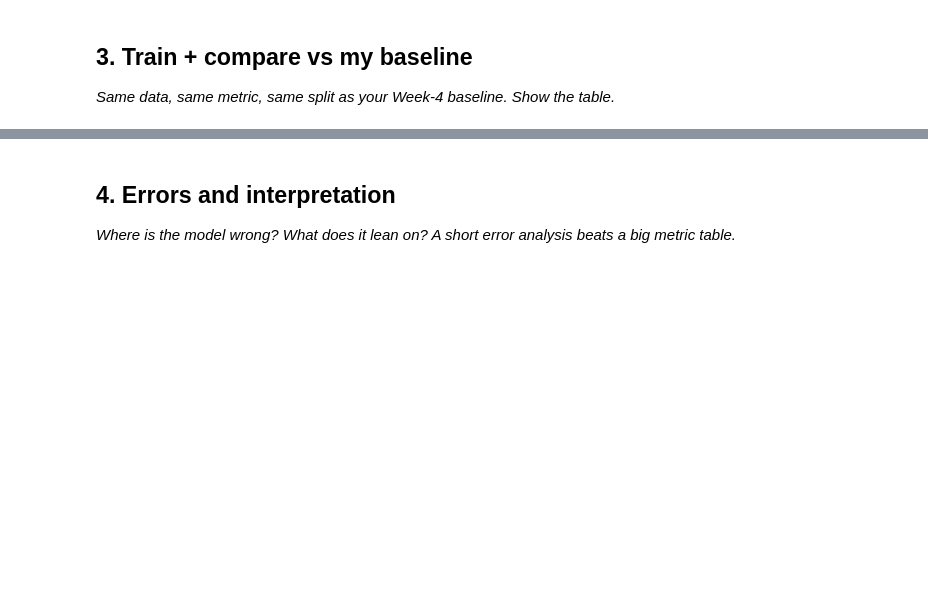
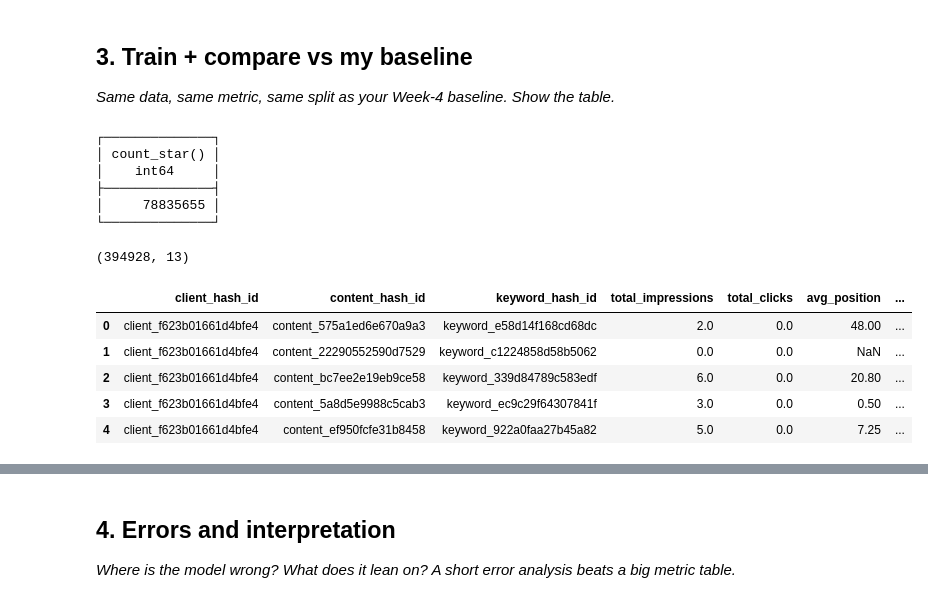
Before and after one commit to tracy030115/flyrank-ml, a Jupyter notebook: work/notebooks/w05_model.ipynb, the cells around one changed output, grey strips where cells are left out. Saved outputs shown, nothing was run; the diff lists cells and outputs as text; code cells hidden in the pictures; blank space fills up the shorter version.

```diff
--- a/work/notebooks/w05_model.ipynb
+++ b/work/notebooks/w05_model.ipynb
@@ -29,0 +35,77 @@ This skeleton is yours to fill. Work the sections **in order** — each one has
+# %%
+import duckdb
+con = duckdb.connect()
+con.execute("CREATE SECRET (TYPE huggingface, TOKEN 'hf_your_read_token')")  # accept the gate in-browser first, then paste a READ token
+rel = "hf://datasets/FlyRank/internship-warehouse"
+con.sql(f"SELECT COUNT(*) FROM read_parquet('{rel}/fact_content_daily_performance/**/*.parquet')")
+# %% [output]
+┌──────────────┐
+│ count_star() │
+│    int64     │
+├──────────────┤
+│     78835655 │
+└──────────────┘
+# %%
+# This cell is for CODE (numbers, a query, a check).
+# Write your text answer in the cell ABOVE this one — typing sentences here breaks Run All.
+import pandas as pd
+import numpy as np
+
+page_level = con.sql(f"""
+    WITH ref AS (
+        SELECT MAX(report_date) AS max_date
+        FROM read_parquet('{rel}/fact_content_daily_performance_sample.parquet')
+    ),
+    fact_agg AS (
+        SELECT
+            client_hash_id,
+            content_hash_id,
+            SUM(gsc_impressions) AS total_impressions,
+            SUM(gsc_clicks) AS total_clicks,
+            AVG(gsc_avg_position) AS avg_position,
+            SUM(ga4_sessions) AS total_sessions,
+            SUM(ga4_engaged_sessions) AS total_engaged_sessions,
+            BOOL_OR(gsc_data_available) AS gsc_data_available_any,
+            BOOL_OR(ga4_data_available) AS ga4_data_available_any
+        FROM read_parquet('{rel}/fact_content_daily_performance_sample.parquet')
+        GROUP BY client_hash_id, content_hash_id
+    ),
+    content_meta AS (
+        SELECT
+            content_hash_id,
+            keyword_hash_id,
+            content_updated_date,
+            is_published,
+            is_deleted
+        FROM read_parquet('{rel}/dim_content.parquet')
+        WHERE is_published = true AND is_deleted = false
+    )
+    SELECT
+        f.client_hash_id,
+        f.content_hash_id,
+        cm.keyword_hash_id,
+        f.total_impressions,
+        f.total_clicks,
+        f.avg_position,
+        f.total_sessions,
+        f.total_engaged_sessions,
+        f.gsc_data_available_any,
+        f.ga4_data_available_any,
+        DATE_DIFF('day', cm.content_updated_date, ref.max_date) AS days_since_last_update,
+        CASE WHEN f.total_impressions > 0 THEN f.total_clicks * 1.0 / f.total_impressions ELSE NULL END AS ctr,
+        CASE WHEN f.total_sessions > 0 THEN f.total_engaged_sessions * 1.0 / f.total_sessions ELSE NULL END AS engagement_rate
+    FROM fact_agg f
+    JOIN content_meta cm ON f.content_hash_id = cm.content_hash_id
+    CROSS JOIN ref
+""").df()
+
+print(page_level.shape)
+page_level.head()
+# %% [output]
+(394928, 13)
+|  | client_hash_id | content_hash_id | keyword_hash_id | total_impressions | total_clicks | avg_position | ... |
+| 0 | client_f623b01661d4bfe4 | content_575a1ed6e670a9a3 | keyword_e58d14f168cd68dc | 2.0 | 0.0 | 48.00 | ... |
+| 1 | client_f623b01661d4bfe4 | content_22290552590d7529 | keyword_c1224858d58b5062 | 0.0 | 0.0 | NaN | ... |
+| 2 | client_f623b01661d4bfe4 | content_bc7ee2e19eb9ce58 | keyword_339d84789c583edf | 6.0 | 0.0 | 20.80 | ... |
+| 3 | client_f623b01661d4bfe4 | content_5a8d5e9988c5cab3 | keyword_ec9c29f64307841f | 3.0 | 0.0 | 0.50 | ... |
+| 4 | client_f623b01661d4bfe4 | content_ef950fcfe31b8458 | keyword_922a0faa27b45a82 | 5.0 | 0.0 | 7.25 | ... |
```
Also changed, not shown: parts of 14 cells of this notebook.
